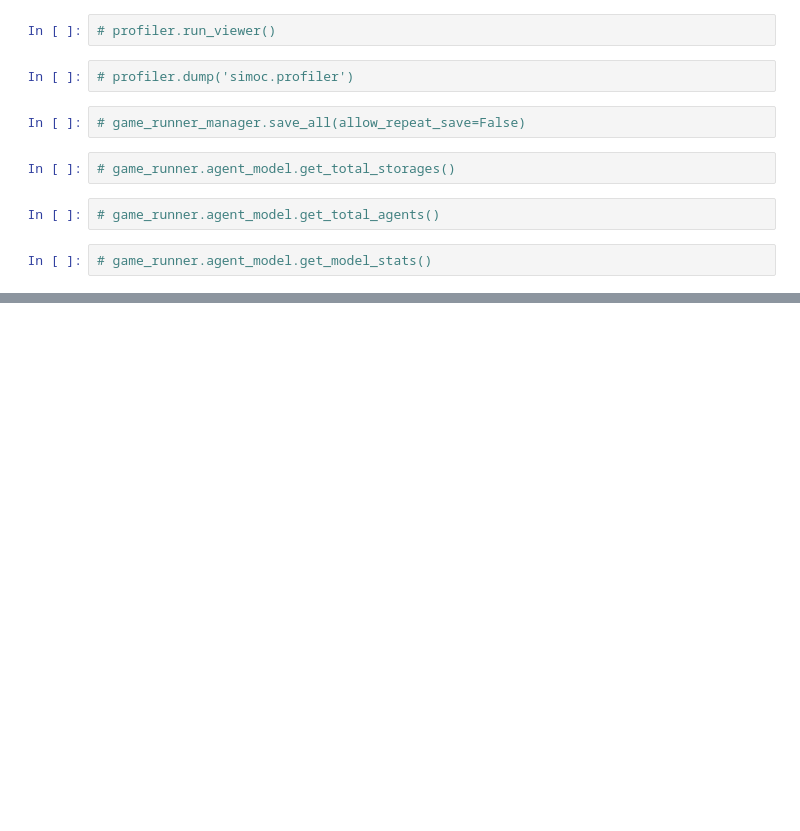
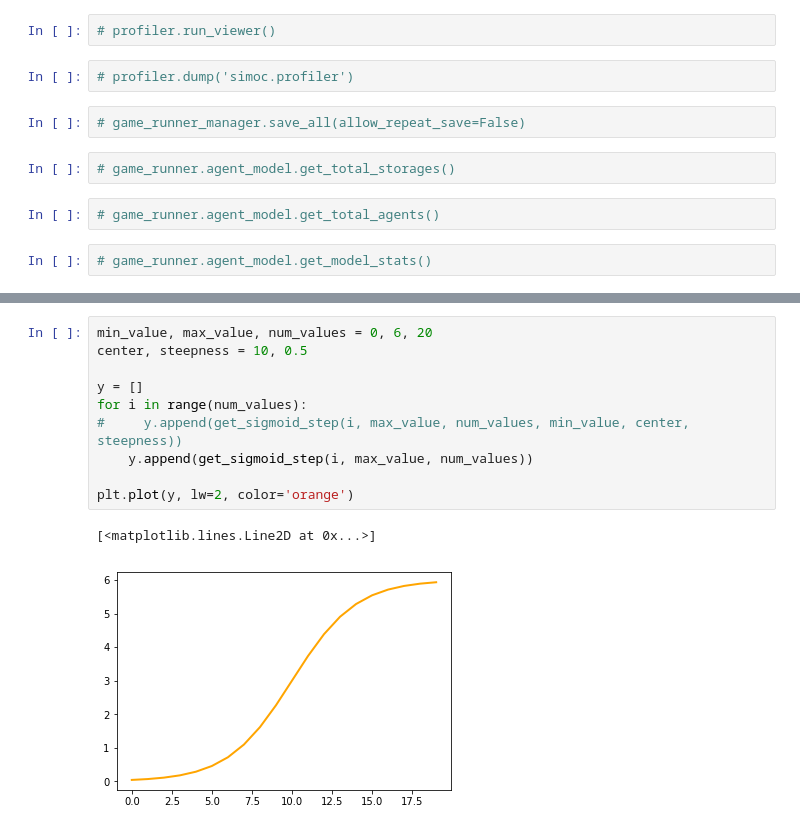
Before and after one commit to overthesun/simoc, a Jupyter notebook: testing.ipynb, the cells around one changed output, grey strips where cells are left out. Cells and saved outputs as stored; diff of their text form; blank space fills up the shorter version.

```diff
--- a/testing.ipynb
+++ b/testing.ipynb
@@ -278,0 +292,13 @@ game_runner.agent_model.get_logs(filters=filters, columns=cols, dtype='df').head
+# %%
+min_value, max_value, num_values = 0, 6, 20
+center, steepness = 10, 0.5
+
+y = []
+for i in range(num_values):
+#     y.append(get_sigmoid_step(i, max_value, num_values, min_value, center, steepness))
+    y.append(get_sigmoid_step(i, max_value, num_values))
+
+plt.plot(y, lw=2, color='orange')
+# %% [output]
+[<matplotlib.lines.Line2D at 0x...>]
+[figure, added]
```
Also changed, not shown: parts of 21 cells of this notebook, 2 other files.
